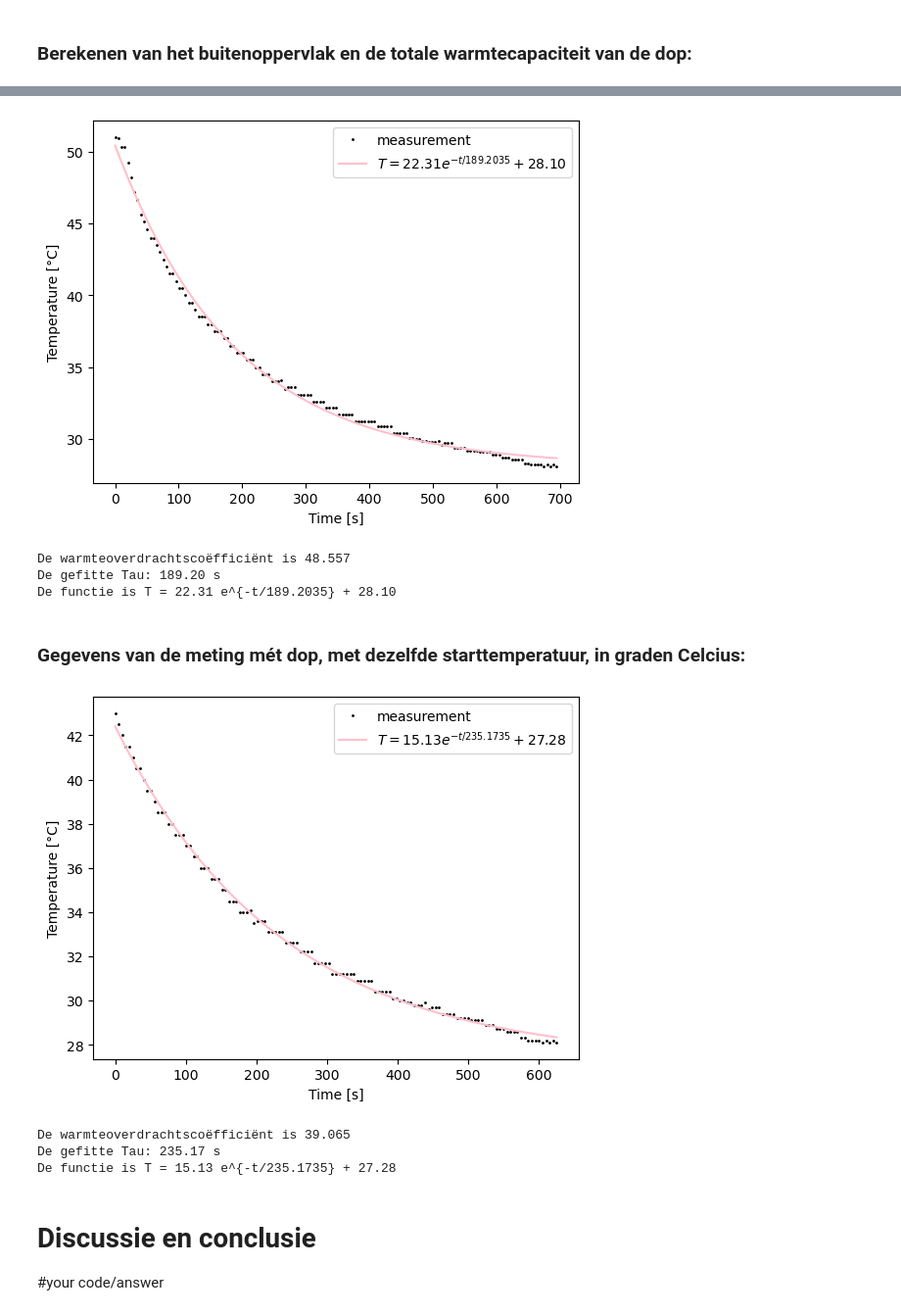
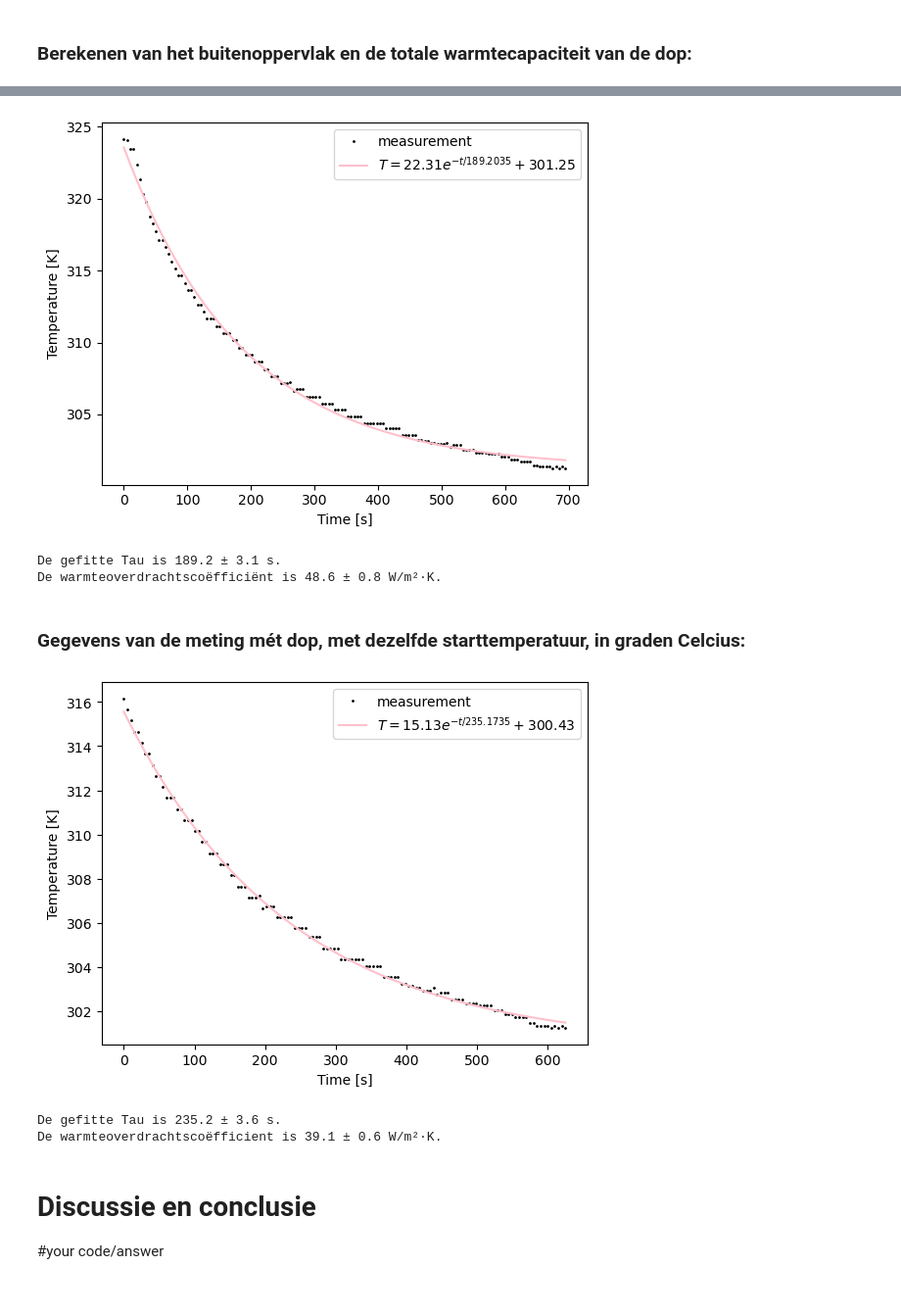
Before and after one commit to NNynke/6508049-en-6533183, a Jupyter notebook: Content/Labs/koelbuis.ipynb, the cells around one changed output, grey strips where cells are left out. Shown at 98% size. Saved outputs shown, nothing was run; the diff lists cells and outputs as text; code cells hidden in the pictures.

```diff
--- a/Content/Labs/koelbuis.ipynb
+++ b/Content/Labs/koelbuis.ipynb
@@ -421,19 +349,19 @@ import numpy as np
 import matplotlib.pyplot as plt
 from scipy.optimize import curve_fit
 
-def exp_func(t, A, tau, T_omg):
+def exp_func(t2, A2, tau2, T_omg2):
     # A is verschiltemperatuur met omgeving aan start
     # tau is de karakteristieke tijd voor de koeling
     # T_omg is de omgevingstemperatuur
-    return (A * np.exp(-t/tau) + T_omg)
+    return (A2 * np.exp(-t2/tau2) + T_omg2)
 
 buitenoppervlak_totaal = buis_oppervlakte_1ring + A_dop_exposed             # oppervlakte van dop + buis samen (m^2)
 warmtecapaciteit_totaal = warmtecapaciteit_buis + warmtecapaciteit_dop      # bepaal de warmtecapaciteit (J/K)
 omgevingstemperatuur = 22.3                                                 # in graden celsius
 omgevingstemp_K = 273 + 22.3                                                # in Kelvin
 
-times = np.linspace(0,695,139)
-temps = np.array([51.0, 50.9, 50.3, 50.3, 49.2, 48.2, 47.2, 46.6, 45.6, 45.1,
+times2 = np.linspace(0,695,139)
+temps2_C = np.array([51.0, 50.9, 50.3, 50.3, 49.2, 48.2, 47.2, 46.6, 45.6, 45.1,
                          44.6, 44.0, 44.0, 43.5, 43.0, 42.5, 42.0, 41.5, 41.5, 41.0,
                          40.5, 40.5, 40.0, 39.5, 39.5, 39.0, 38.5, 38.5, 38.5, 38.0,
                          38.0, 37.5, 37.5, 37.5, 37.0, 37.0, 36.5, 36.5, 36.0, 36.0,
@@ -448,36 +376,37 @@ temps = np.array([51.0, 50.9, 50.3, 50.3, 49.2, 48.2, 47.2, 46.6, 45.6, 45.1,
                          28.9, 28.7, 28.7, 28.7, 28.6, 28.6, 28.6, 28.6, 28.3, 28.3,
                          28.2, 28.2, 28.2, 28.2, 28.1, 28.2, 28.1, 28.2, 28.1])
 
+temps2_K = temps2_C + 273.15
 
 # pas beginwaardes aan naar schatting
 # Het aantal maxfev moet wellicht hoger voor goede convergentie van de waarde
-popt, pocv = curve_fit(exp_func, times, temps, p0=[40, 200, 22], maxfev=5000)
+popt2, pcov2 = curve_fit(exp_func, times2, temps2_K, p0=[40, 200, 22], maxfev=5000)
 
-A_exp, tau_exp, T_omg_exp = popt
-
-y_fit = exp_func(times, *popt)
+A_exp2, tau_exp2, T_omg_exp2 = popt2
+y_fit2 = exp_func(times2, *popt2)
 
 plt.figure()
 plt.xlabel('Time [s]')
-plt.ylabel('Temperature [°C]')
+plt.ylabel('Temperature [K]')
 
-plt.plot(times, temps, 'o', label='measurement', color='black', markersize = 1)
-plt.plot(times, y_fit, '-', color = 'pink', label='$T = %0.2f e^{-t/%0.4f} + %0.2f$' % (A_exp, tau_exp, T_omg_exp))
+plt.plot(times2, temps2_K, 'o', label='measurement', color='black', markersize = 1)
+plt.plot(times2, y_fit2, '-', color = 'pink', label='$T = %0.2f e^{-t/%0.4f} + %0.2f$' % (A_exp2, tau_exp2, T_omg_exp2))
 
 plt.legend()
 plt.savefig(r"C:\Users\l.hekman\TNfolder\Project\thermolab\Figures/mét_dop_Celcius_start_raw.png", dpi=450)
 plt.show()
 
-h_exp = (warmtecapaciteit_totaal) / (tau_exp * buitenoppervlak_totaal)
+h_exp2 = (warmtecapaciteit_totaal) / (tau_exp2 * buitenoppervlak_totaal)
 
-print(f'De warmteoverdrachtscoëfficiënt is {h_exp:.3f}') # warmteoverdrachtscoëfficiënt in W/m^2 K
-print(f'De gefitte Tau: {tau_exp:.2f} s')
-print('De functie is T = %0.2f e^{-t/%0.4f} + %0.2f' % (A_exp, tau_exp, T_omg_exp))
+A_err2, tau_err2, T_omg_err2 = np.sqrt(np.diag(pcov2))
+print(f'De gefitte Tau is {tau_exp2:.1f} ± {tau_err2:.1f} s.')
+
+h_err2 = h_exp2 * (tau_err2 / tau_exp2)
+print(f'De warmteoverdrachtscoëfficiënt is {h_exp2:.1f} ± {h_err2:.1f} W/m²·K.') # warmteoverdrachtscoëfficiënt in W/m^2 K
 # %% [output]
-[figure, old version]
+[figure, new version]
-De warmteoverdrachtscoëfficiënt is 48.557
-De gefitte Tau: 189.20 s
-De functie is T = 22.31 e^{-t/189.2035} + 28.10
+De gefitte Tau is 189.2 ± 3.1 s.
+De warmteoverdrachtscoëfficiënt is 48.6 ± 0.8 W/m²·K.
 # %% [markdown]
 ### Gegevens van de meting mét dop, met dezelfde starttemperatuur, in graden Celcius:
 # %%
@@ -487,61 +416,63 @@ import numpy as np
 import matplotlib.pyplot as plt
 from scipy.optimize import curve_fit
 
-def exp_func(t, A, tau, T_omg):
+def exp_func(t3, A3, tau3, T_omg3):
     # A is verschiltemperatuur met omgeving aan start
     # tau is de karakteristieke tijd voor de koeling
     # T_omg is de omgevingstemperatuur
-    return (A * np.exp(-t/tau) + T_omg)
+    return (A3 * np.exp(-t3/tau3) + T_omg3)
 
 buitenoppervlak_totaal = buis_oppervlakte_1ring + A_dop_exposed             # oppervlakte van dop + buis samen (m^2)
 warmtecapaciteit_totaal = warmtecapaciteit_buis + warmtecapaciteit_dop      # bepaal de warmtecapaciteit (J/K)
 omgevingstemperatuur = 22.3                                                 # in graden celsius
 omgevingstemp_K = 273 + 22.3                                                # in Kelvin
 
-times = np.linspace(0,625,125)
-temps = np.array([43.0, 42.5, 42.0, 41.5, 41.5, 41.0, 40.5, 40.5, 40.0, 39.5,
+times3 = np.linspace(0,625,125)
+temps3_C = np.array([43.0, 42.5, 42.0, 41.5, 41.5, 41.0, 40.5, 40.5, 40.0, 39.5,
                   39.5, 39.0, 38.5, 38.5, 38.5, 38.0, 38.0, 37.5, 37.5, 37.5,
                   37.0, 37.0, 36.5, 36.5, 36.0, 36.0, 36.0, 35.5, 35.5, 35.5,
                   35.0, 35.0, 34.5, 34.5, 34.5, 34.0, 34.0, 34.0, 34.1, 33.5,
                   33.6, 33.6, 33.6, 33.1, 33.1, 33.1, 33.1, 33.1, 32.6, 32.6,
                   32.6, 32.6, 32.2, 32.2, 32.2, 32.2, 31.7, 31.7, 31.7, 31.7,
                   31.7, 31.2, 31.2, 31.2, 31.2, 31.2, 31.2, 31.2, 30.9, 30.9,
                   30.9, 30.9, 30.9, 30.4, 30.4, 30.4, 30.4, 30.4, 30.1, 30.1,
                   30.0, 30.0, 29.9, 29.9, 29.8, 29.8, 29.8, 29.9, 29.6, 29.7,
                   29.7, 29.7, 29.4, 29.4, 29.4, 29.4, 29.2, 29.2, 29.2, 29.2,
                   29.1, 29.1, 29.1, 29.1, 28.9, 28.9, 28.9, 28.7, 28.7, 28.7,
                   28.6, 28.6, 28.6, 28.6, 28.3, 28.3, 28.2, 28.2, 28.2, 28.2,
                   28.1, 28.2, 28.1, 28.2, 28.1, ])
 
+temps3_K = temps3_C + 273.15
+
 # pas beginwaardes aan naar schatting
 # Het aantal maxfev moet wellicht hoger voor goede convergentie van de waarde
-popt, pocv = curve_fit(exp_func, times, temps, p0=[20, 200, 22], maxfev=5000)
+popt3, pcov3 = curve_fit(exp_func, times3, temps3_K, p0=[20, 200, 22], maxfev=5000)
 
-A_exp, tau_exp, T_omg_exp = popt
-
-y_fit = exp_func(times, *popt)
+A_exp3, tau_exp3, T_omg_exp3 = popt3
+y_fit3 = exp_func(times3, *popt3)
 
 plt.figure()
 plt.xlabel('Time [s]')
-plt.ylabel('Temperature [°C]')
+plt.ylabel('Temperature [K]')
 
-plt.plot(times, temps, 'o', label='measurement', color='black', markersize = 1)
-plt.plot(times, y_fit, '-', color = 'pink', label='$T = %0.2f e^{-t/%0.4f} + %0.2f$' % (A_exp, tau_exp, T_omg_exp))
+plt.plot(times3, temps3_K, 'o', label='measurement', color='black', markersize = 1)
+plt.plot(times3, y_fit3, '-', color = 'pink', label='$T = %0.2f e^{-t/%0.4f} + %0.2f$' % (A_exp3, tau_exp3, T_omg_exp3))
 
 plt.legend()
 plt.savefig(r"C:\Users\l.hekman\TNfolder\Project\thermolab\Figures/mét_dop_Celcius.png", dpi=450)
 plt.show()
 
-h_exp = (warmtecapaciteit_totaal) / (tau_exp * buitenoppervlak_totaal)
+h_exp3 = (warmtecapaciteit_totaal) / (tau_exp3 * buitenoppervlak_totaal)
 
-print(f'De warmteoverdrachtscoëfficiënt is {h_exp:.3f}') # warmteoverdrachtscoëfficiënt in W/m^2 K
-print(f'De gefitte Tau: {tau_exp:.2f} s')
-print('De functie is T = %0.2f e^{-t/%0.4f} + %0.2f' % (A_exp, tau_exp, T_omg_exp))
+A_err3, tau_err3, T_omg_err3 = np.sqrt(np.diag(pcov3))
+print(f'De gefitte Tau is {tau_exp3:.1f} ± {tau_err3:.1f} s.')
+
+h_err3 = h_exp3 * (tau_err3 / tau_exp3)
+print(f'De warmteoverdrachtscoëfficient is {h_exp3:.1f} ± {h_err3:.1f} W/m²·K.')        # warmteoverdrachtscoëfficiënt in W/m^2 K
 # %% [output]
-[figure, old version]
+[figure, new version]
-De warmteoverdrachtscoëfficiënt is 39.065
-De gefitte Tau: 235.17 s
-De functie is T = 15.13 e^{-t/235.1735} + 27.28
+De gefitte Tau is 235.2 ± 3.6 s.
+De warmteoverdrachtscoëfficient is 39.1 ± 0.6 W/m²·K.
 # %% [markdown]
 # Discussie en conclusie
 
```
Also changed, not shown: parts of 9 cells of this notebook, 7 other files.
